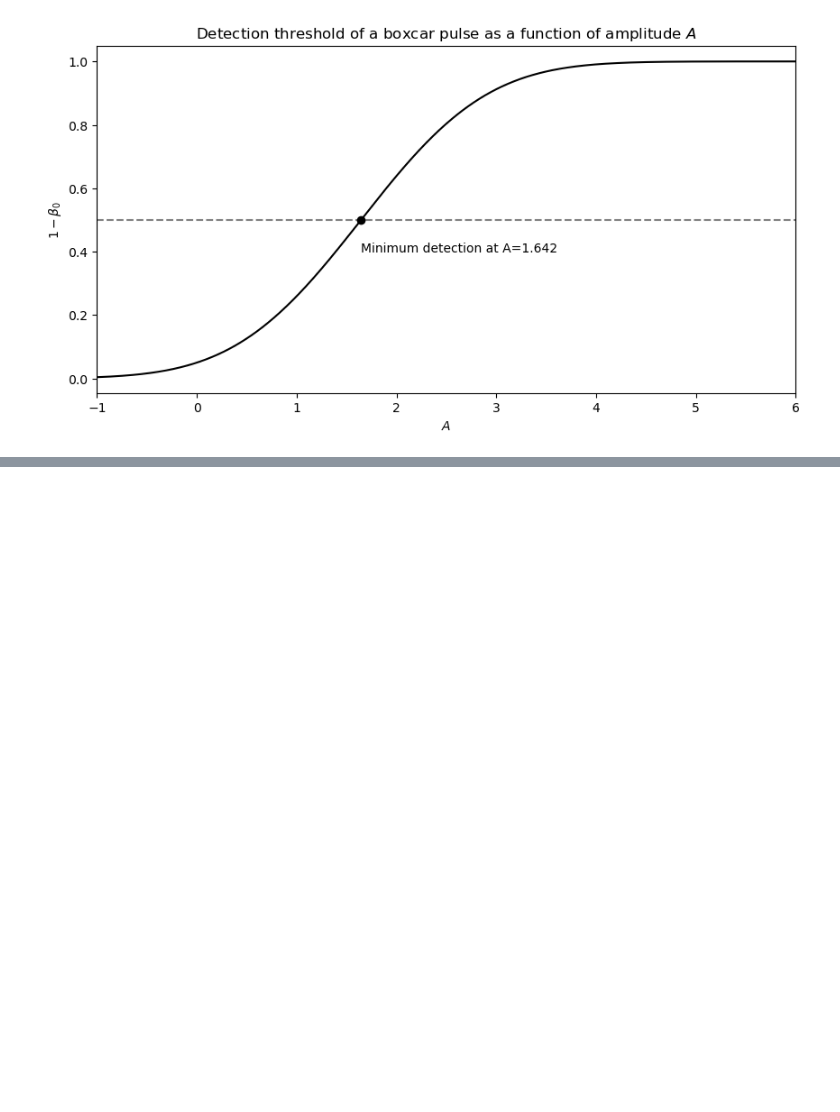
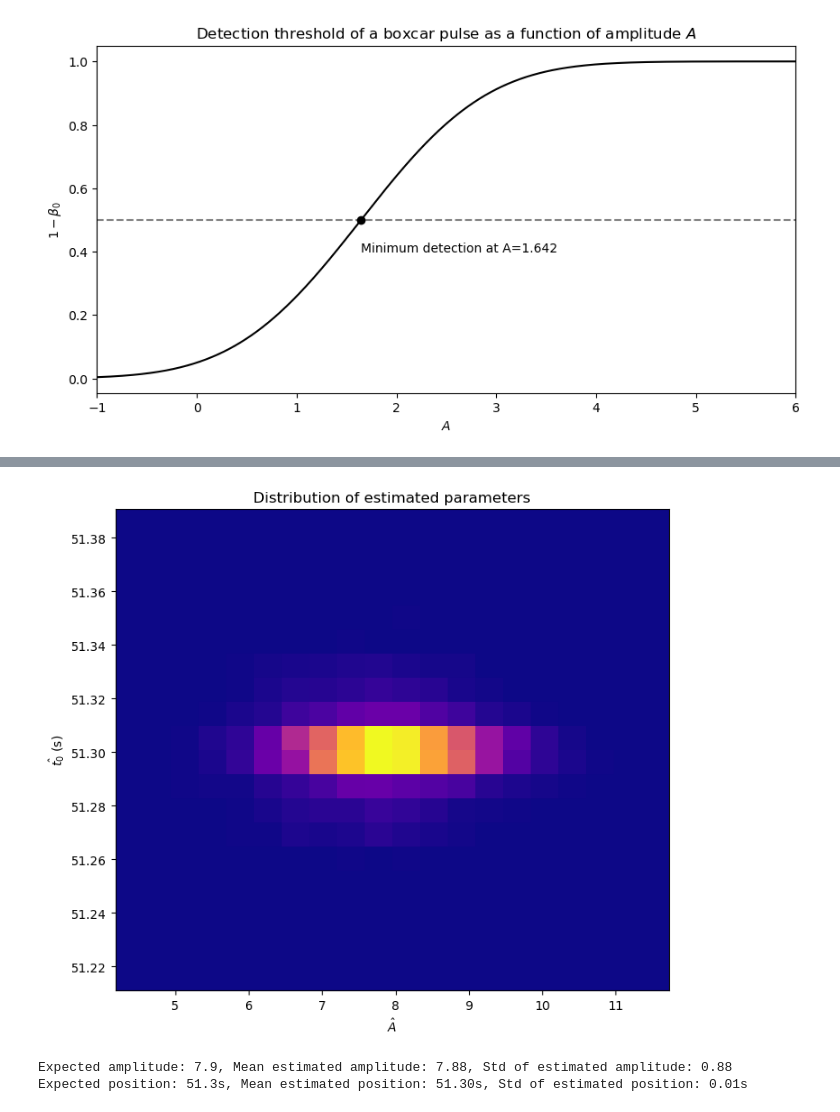
Before and after one commit to sancholp/signal-processing, a Jupyter notebook: 1. signal_detection_basics.ipynb, the cells around one changed output, grey strips where cells are left out. Saved outputs shown, nothing was run; the diff lists cells and outputs as text; code cells hidden in the pictures; blank space fills up the shorter version.

```diff
--- a/1. signal_detection_basics.ipynb
+++ b/1. signal_detection_basics.ipynb
@@ -354,0 +467,14 @@ plt.show()
+# %%
+plt.figure(figsize=(8, 7))
+plt.hist2d(A_est, t0_est, bins=20, cmap='plasma')
+plt.title('Distribution of estimated parameters')
+plt.xlabel('$\hat{A}$')
+plt.ylabel('$\hat{t_0}$ (s)')
+plt.show()
+
+print(f'Expected amplitude: {A}, Mean estimated amplitude: {A_est.mean():.2f}, Std of estimated amplitude: {A_est.std():.2f}')
+print(f'Expected position: {t0}s, Mean estimated position: {t0_est.mean():.2f}s, Std of estimated position: {t0_est.std():.2f}s')
+# %% [output]
+[figure, added]
+Expected amplitude: 7.9, Mean estimated amplitude: 7.88, Std of estimated amplitude: 0.88
+Expected position: 51.3s, Mean estimated position: 51.30s, Std of estimated position: 0.01s
```
Also changed, not shown: parts of 11 cells of this notebook, 1 other file.
